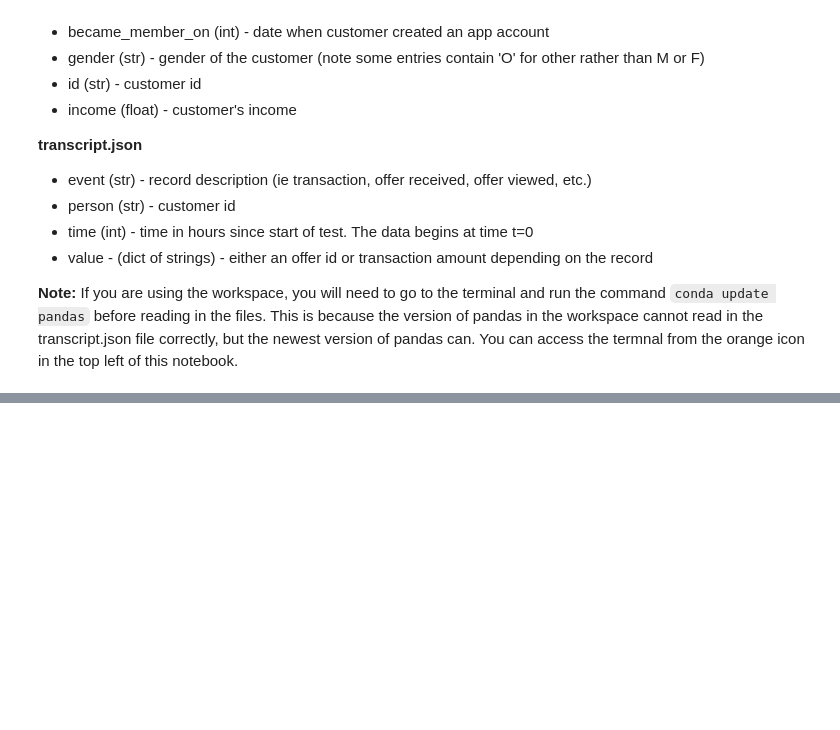
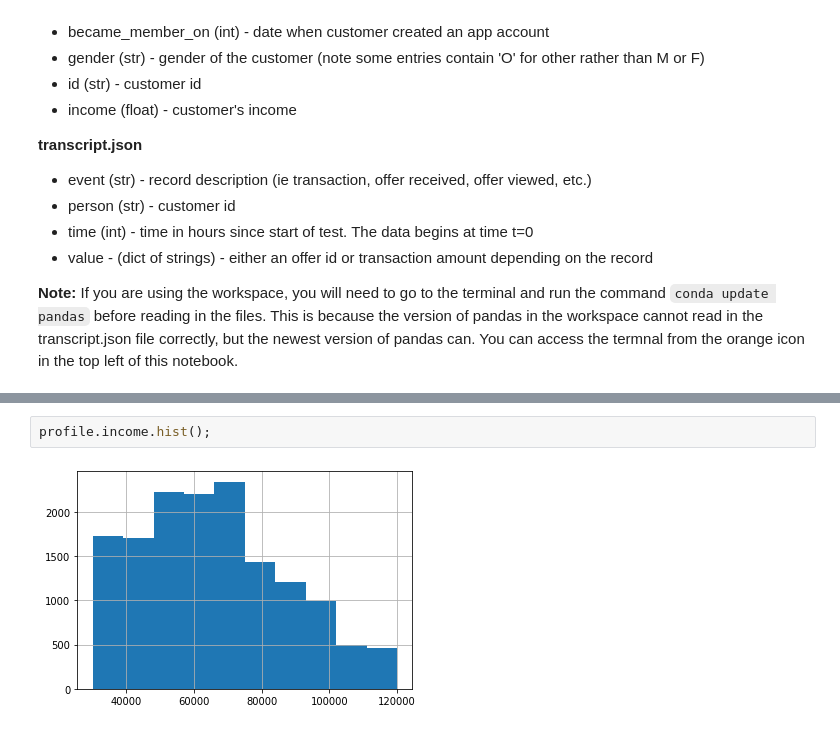
Before and after one commit to henribxn/udacityprojects_term2, a Jupyter notebook: CapstoneProject/Starbucks_Capstone_notebook.ipynb, the cells around one changed output, grey strips where cells are left out. Cells and saved outputs as stored; diff of their text form; blank space fills up the shorter version.

```diff
--- a/CapstoneProject/Starbucks_Capstone_notebook.ipynb
+++ b/CapstoneProject/Starbucks_Capstone_notebook.ipynb
@@ -92,0 +152,4 @@ NameError: name 'portfolio' is not defined
+# %%
+profile.income.hist();
+# %% [output]
+[figure, added]
```
Also changed, not shown: parts of 39 cells of this notebook.
